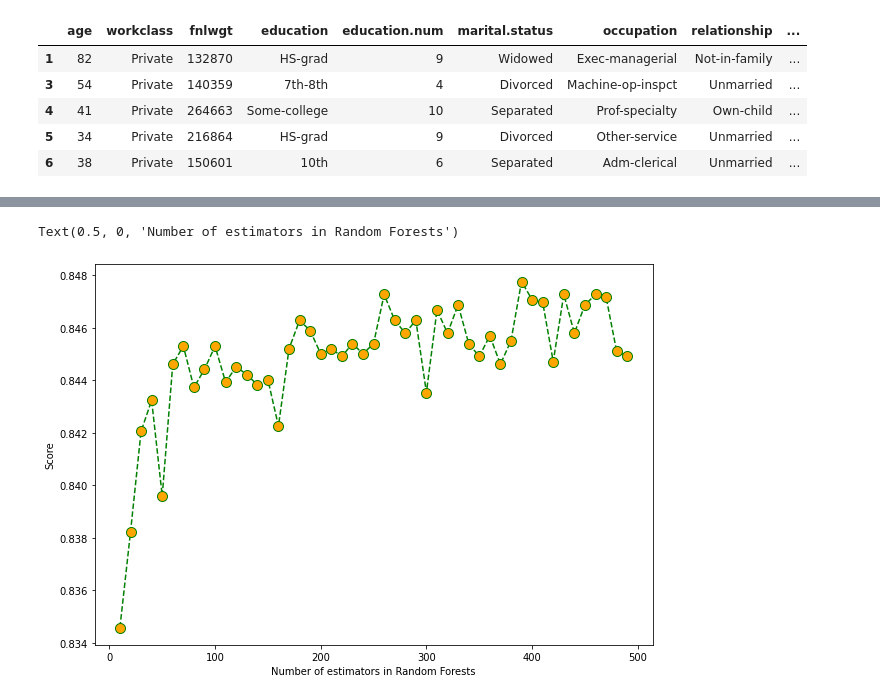
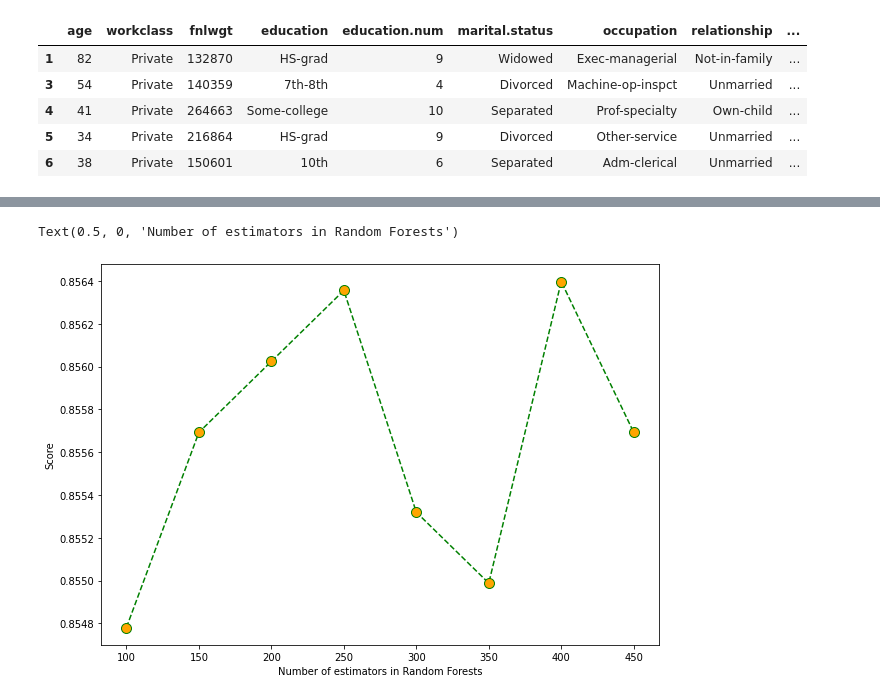
Before and after one commit to JJLEE-20194099/machine_learning_from_zero_to_hero_course, a Jupyter notebook: Random Forests/random_forests.ipynb, the cells around one changed output, grey strips where cells are left out. Cells and saved outputs as stored; diff of their text form; code cells hidden in the pictures.

Commit message:
Update tunning criterion and n_estimators in RF

```diff
--- a/Random Forests/random_forests.ipynb
+++ b/Random Forests/random_forests.ipynb
@@ -95 +117,4 @@ adult_df.head()
+# %%
+adult_df['marital.status'] = adult_df['marital.status'].str.replace('Widowed|Divorced|Separated|Never-married|Married-spouse-absent','no',regex = True)
+adult_df['marital.status'] = adult_df['marital.status'].str.replace('Married-civ-spouse|Married-AF-spouse','yes',regex = True)
 # %%
@@ -117,9 +131,0 @@ adult_test_arr = {
-# %%
-from tqdm import tqdm
-scores = []
-
-for quantity in tqdm(range(10, 500, 10)):
-    random_forest_clf = RandomForestClassifier(n_estimators=quantity)
-    random_forest_clf.fit(adult_train_arr['data'], adult_train_arr['target'])
-    y_pred = random_forest_clf.predict(adult_test_arr['data'])
-    scores.append(accuracy_score(y_pred, adult_test_arr['target']))
@@ -126,8 +158,36 @@ for quantity in tqdm(range(10, 500, 10)):
+# %%
+adult_train_arr, adult_test_arr = split_train_test(X_adult_arr, y_adult_arr)
+# %%
+def cross_validation(estimator):
+    _, train_scores, test_scores = learning_curve(estimator, adult_train_arr["data"], adult_train_arr["target"], cv=3, n_jobs=-1, train_sizes=[1.0, ], scoring="accuracy")
+    test_scores = test_scores[0]
+    mean, std = test_scores.mean(), test_scores.std()
+    return mean, std
+
+def plot(title, xlabel, X, Y, error, ylabel = "Accuracy"):
+    plt.xlabel(xlabel)
+    plt.title(title)
+    plt.grid()
+    plt.ylabel(ylabel)
+
+    plt.errorbar(X, Y, error, linestyle='None', marker='o')
 # %%
+from tqdm import tqdm
+scores = []
+optimal_estimators = None
+max_score = 0
+for quantity in tqdm(range(100, 500, 50)):
+    random_forest_clf = RandomForestClassifier(n_estimators=quantity)
+    mean, std = cross_validation(random_forest_clf)
+    scores.append(mean)
+    if mean > max_score:
+        max_score = mean
+        optimal_estimators = quantity
+
 plt.figure(figsize=(10, 7))
-plt.plot(range(10, 500, 10), scores, color="green", linestyle="dashed", marker="o", markerfacecolor="orange", markersize=10)
+plt.plot(range(100, 500, 50), scores, color="green", linestyle="dashed", marker="o", markerfacecolor="orange", markersize=10)
 plt.ylabel("Score")
 plt.xlabel("Number of estimators in Random Forests")
 # %% [output]
 Text(0.5, 0, 'Number of estimators in Random Forests')
-[figure, old version]
+[figure, new version]
```
Also changed, not shown: parts of 25 cells of this notebook.
